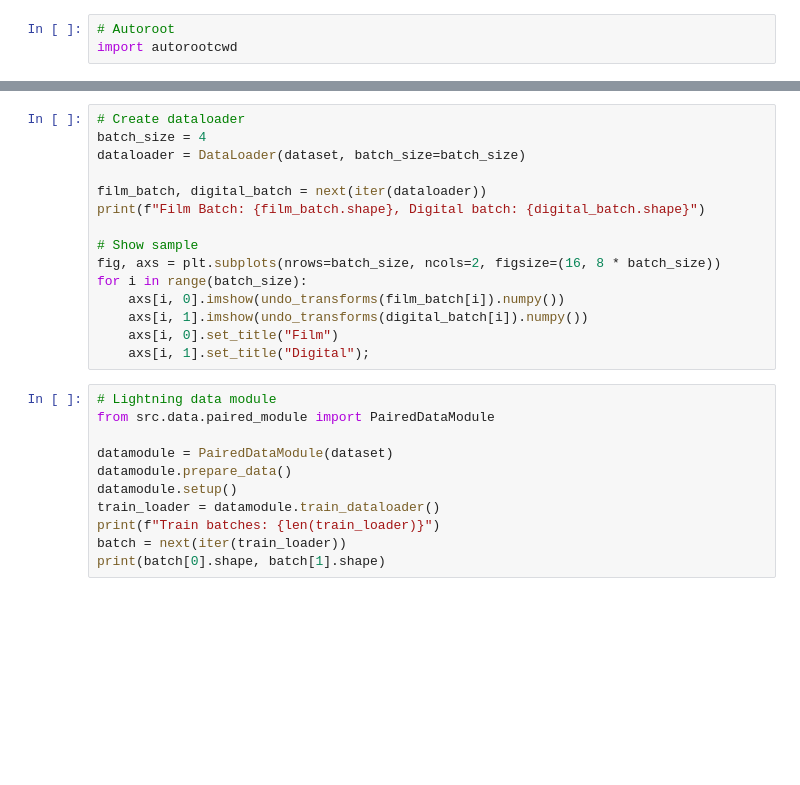
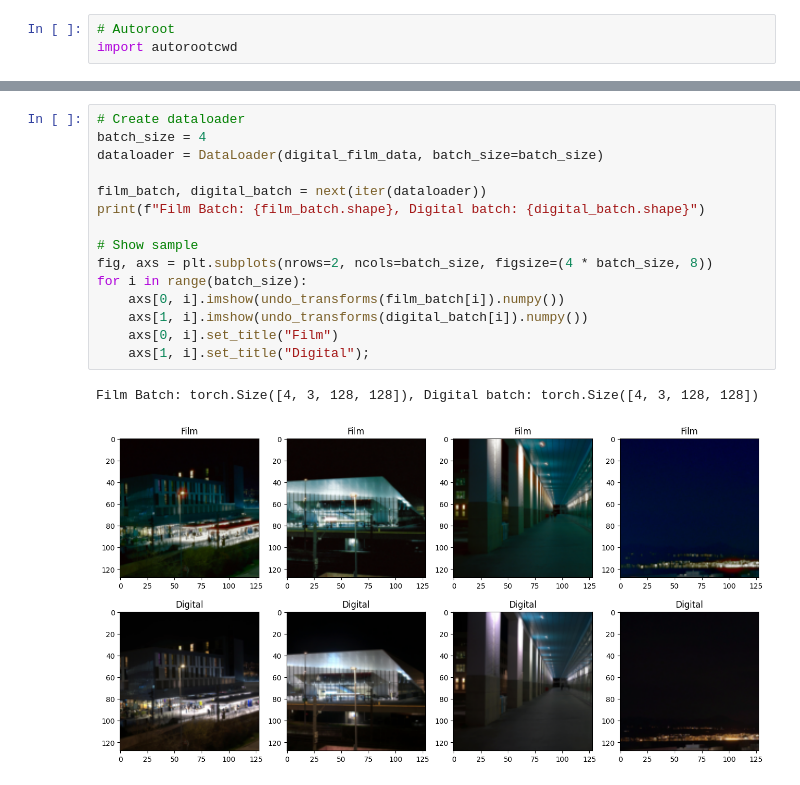
Before and after one commit to mikasenghaas/sillystill, a Jupyter notebook: notebooks/3.0-data.ipynb, the cells around one changed output, grey strips where cells are left out. Cells and saved outputs as stored; diff of their text form; blank space fills up the shorter version.

```diff
--- a/notebooks/3.0-data.ipynb
+++ b/notebooks/3.0-data.ipynb
@@ -59,26 +73,18 @@ axs[1].set_title("Digital");
 # %%
 # Create dataloader
 batch_size = 4
-dataloader = DataLoader(dataset, batch_size=batch_size)
+dataloader = DataLoader(digital_film_data, batch_size=batch_size)
 
 film_batch, digital_batch = next(iter(dataloader))
 print(f"Film Batch: {film_batch.shape}, Digital batch: {digital_batch.shape}")
 
 # Show sample
-fig, axs = plt.subplots(nrows=batch_size, ncols=2, figsize=(16, 8 * batch_size))
+fig, axs = plt.subplots(nrows=2, ncols=batch_size, figsize=(4 * batch_size, 8))
 for i in range(batch_size):
-    axs[i, 0].imshow(undo_transforms(film_batch[i]).numpy())
-    axs[i, 1].imshow(undo_transforms(digital_batch[i]).numpy())
-    axs[i, 0].set_title("Film")
-    axs[i, 1].set_title("Digital");
+    axs[0, i].imshow(undo_transforms(film_batch[i]).numpy())
+    axs[1, i].imshow(undo_transforms(digital_batch[i]).numpy())
+    axs[0, i].set_title("Film")
+    axs[1, i].set_title("Digital");
+# %% [output]
+Film Batch: torch.Size([4, 3, 128, 128]), Digital batch: torch.Size([4, 3, 128, 128])
+[figure, added]
-# %%
-# Lightning data module
-from src.data.paired_module import PairedDataModule
-
-datamodule = PairedDataModule(dataset)
-datamodule.prepare_data()
-datamodule.setup()
-train_loader = datamodule.train_dataloader()
-print(f"Train batches: {len(train_loader)}")
-batch = next(iter(train_loader))
-print(batch[0].shape, batch[1].shape)
```
Also changed, not shown: parts of 18 cells of this notebook, 6 other files.
